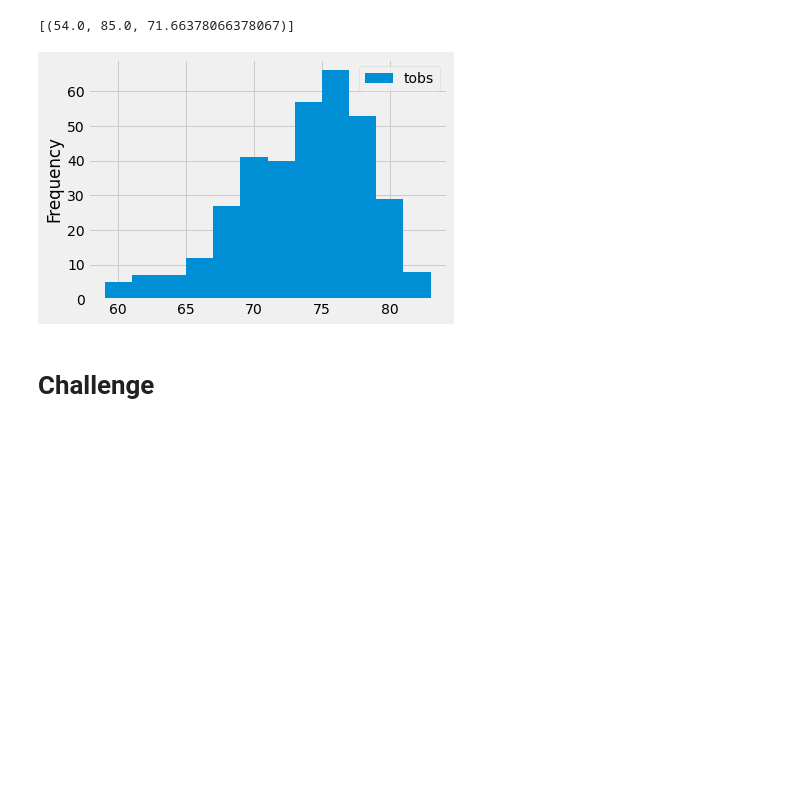
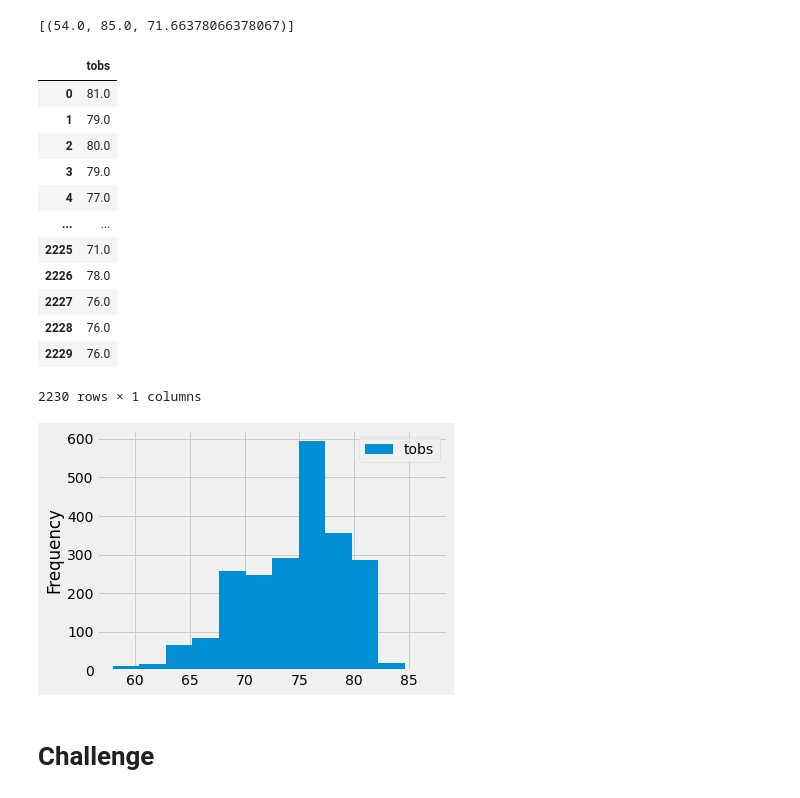
Before and after one commit to awelsh615/surfs-up, a Jupyter notebook: climate_analysis.ipynb, the cells around one changed output. Saved outputs shown, nothing was run; the diff lists cells and outputs as text; code cells hidden in the pictures; blank space fills up the shorter version.

```diff
--- a/climate_analysis.ipynb
+++ b/climate_analysis.ipynb
@@ -116,18 +116,33 @@ filter(Measurement.station == 'USC00519281').all()
 # %%
 # Choose the station with the highest number of temperature observations.
 # Query the last 12 months of temperature observation data for this station and plot the results as a histogram
-results = session.query(Measurement.tobs).\
-filter(Measurement.station == 'USC00519281').\
-filter(Measurement.date >= prev_year).all()
+# results = session.query(Measurement.tobs).\
+# filter(Measurement.station == 'USC00519281').\
+# filter(Measurement.date >= prev_year).all()
 # print(results)
-
+results = session.query(Measurement.tobs).filter(Measurement.date >= prev_year).all()
 temp_obs_df = pd.DataFrame(results,columns = ['tobs'])
 temp_obs_df.head()
 
 temp_obs_df.plot.hist(bins = 12)
 plt.tight_layout()
+
+temp_obs_df
 # %% [output]
+|  | tobs |
+| 0 | 81.0 |
+| 1 | 79.0 |
+| 2 | 80.0 |
+| 3 | 79.0 |
+| 4 | 77.0 |
+| ... | ... |
+| 2225 | 71.0 |
+| 2226 | 78.0 |
+| 2227 | 76.0 |
+| 2228 | 76.0 |
+| 2229 | 76.0 |
+2230 rows × 1 columns
-[figure, old version]
+[figure, new version]
 # %%
 # Write a function called `calc_temps` that will accept start date and end date in the format '%Y-%m-%d'
 # and return the minimum, average, and maximum temperatures for that range of dates
```
Also changed, not shown: 1 other file.
